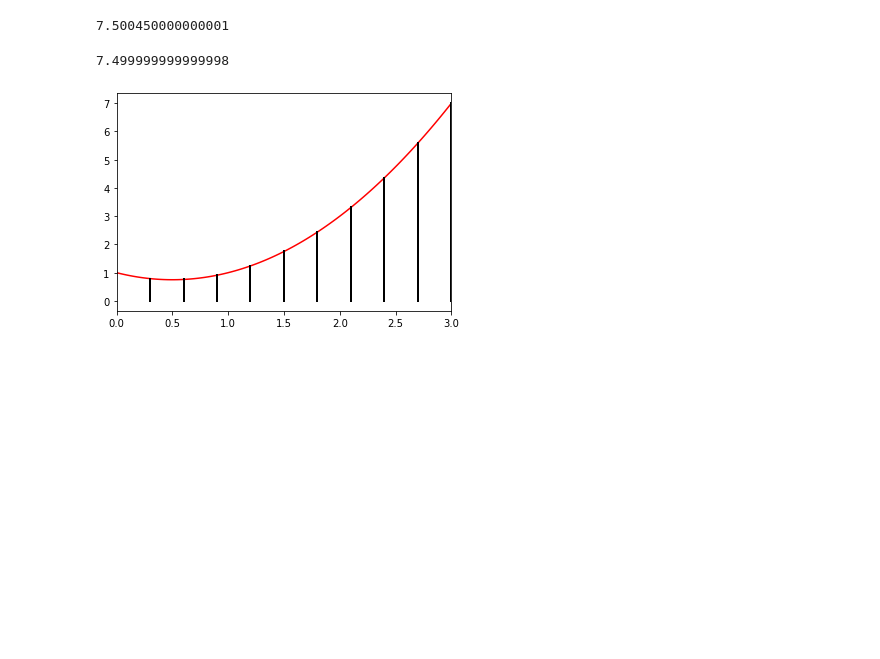
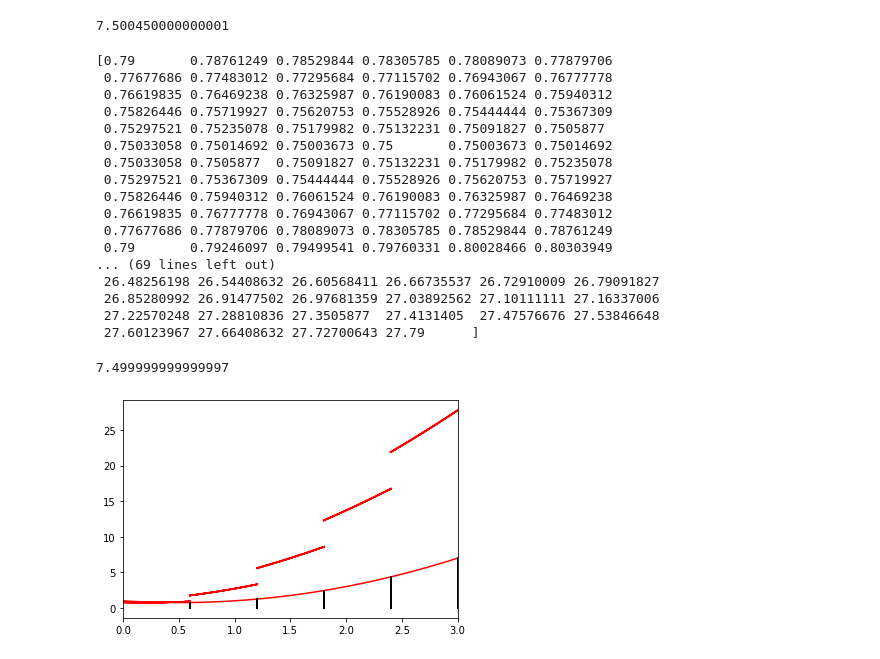
Before and after one commit to schlak1/ComputationalPhysics300, a Jupyter notebook: homework/HW-Lec_05.ipynb, the cells around one changed output. Saved outputs shown, nothing was run; the diff lists cells and outputs as text; code cells hidden in the pictures; blank space fills up the shorter version.

```diff
--- a/homework/HW-Lec_05.ipynb
+++ b/homework/HW-Lec_05.ipynb
@@ -117,15 +117,17 @@ def Simpson(start, end, parts, plot=1):
         plt.xlim([start,end])
         #-----------------------------------------------------
         #draw the curves based on Simpson points here
-        y0 = lambda t: (A*t**2)+(B*t)+(resultsy[i]+h)
+        y0 = lambda t: (A*t**2)+(B*t)+(f(resultsx[i]+h))
 
         y2 = np.array([0,0])
         for i in range(parts):
             A = (1/(h**2))*((resultsy[i]/2)-(f(resultsx[i]+h))+(resultsy[i+1]/2))
             B = (1/(2*h))*(resultsy[i+1]-resultsy[i])
-            t = np.linspace(resultsx[i], resultsx[i+1], 100)
-            y1 = y0(t)
-        #plt.plot(t, y1, 'r')
+            for j in range(10):
+                t = np.linspace(resultsx[i], resultsx[i+1], 100)
+                y1 = y0(t)
+                plt.plot(t, y1, 'r')
+            print(y1)
         plt.xlim([start,end])
             #for j in range(100):
              #   y0 = (A*x0**2)+(B*x0)+(resultsy[j]+h)
@@ -146,7 +148,24 @@ def Simpson(start, end, parts, plot=1):
 
     return sum(area)
 # %%
-Simpson(0, 3, 10)
+Simpson(0, 3, 5)
 # %% [output]
-7.499999999999998
+[0.79       0.78761249 0.78529844 0.78305785 0.78089073 0.77879706
+ 0.77677686 0.77483012 0.77295684 0.77115702 0.76943067 0.76777778
+ 0.76619835 0.76469238 0.76325987 0.76190083 0.76061524 0.75940312
+ 0.75826446 0.75719927 0.75620753 0.75528926 0.75444444 0.75367309
+ 0.75297521 0.75235078 0.75179982 0.75132231 0.75091827 0.7505877
+ 0.75033058 0.75014692 0.75003673 0.75       0.75003673 0.75014692
+ 0.75033058 0.7505877  0.75091827 0.75132231 0.75179982 0.75235078
+ 0.75297521 0.75367309 0.75444444 0.75528926 0.75620753 0.75719927
+ 0.75826446 0.75940312 0.76061524 0.76190083 0.76325987 0.76469238
+ 0.76619835 0.76777778 0.76943067 0.77115702 0.77295684 0.77483012
+ 0.77677686 0.77879706 0.78089073 0.78305785 0.78529844 0.78761249
+ 0.79       0.79246097 0.79499541 0.79760331 0.80028466 0.80303949
+... (69 lines left out)
+ 26.48256198 26.54408632 26.60568411 26.66735537 26.72910009 26.79091827
+ 26.85280992 26.91477502 26.97681359 27.03892562 27.10111111 27.16337006
+ 27.22570248 27.28810836 27.3505877  27.4131405  27.47576676 27.53846648
+ 27.60123967 27.66408632 27.72700643 27.79      ]
+7.499999999999997
-[figure, old version]
+[figure, new version]
```
